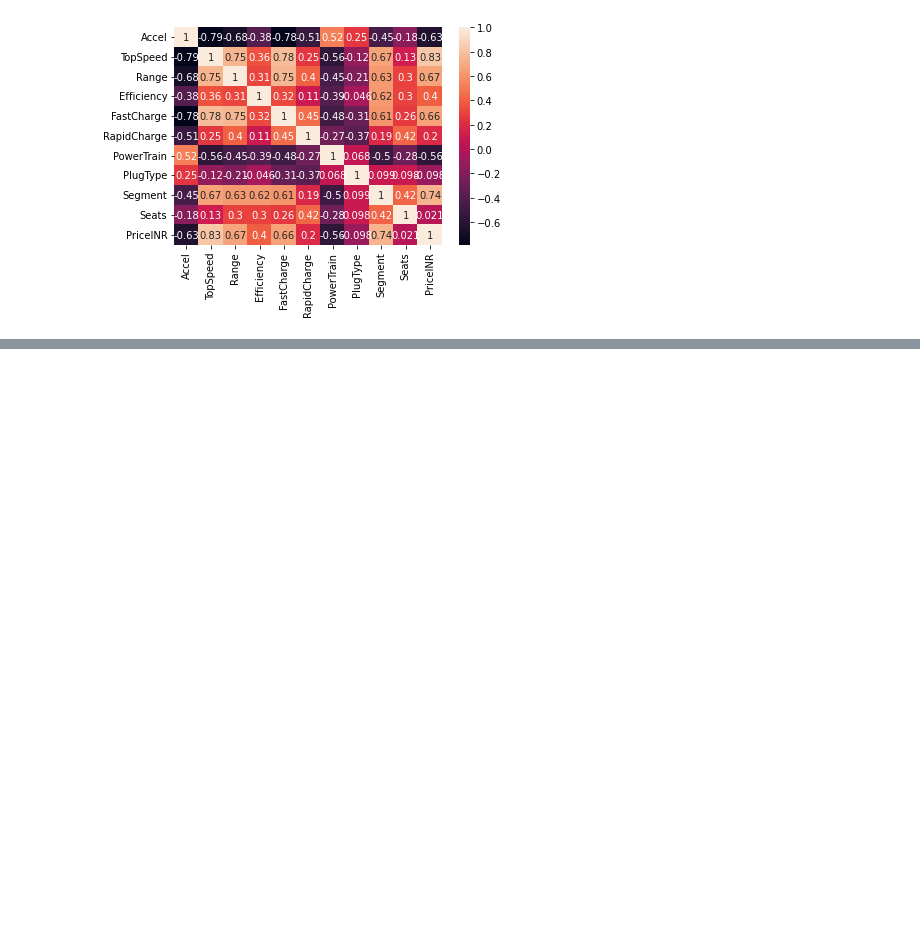
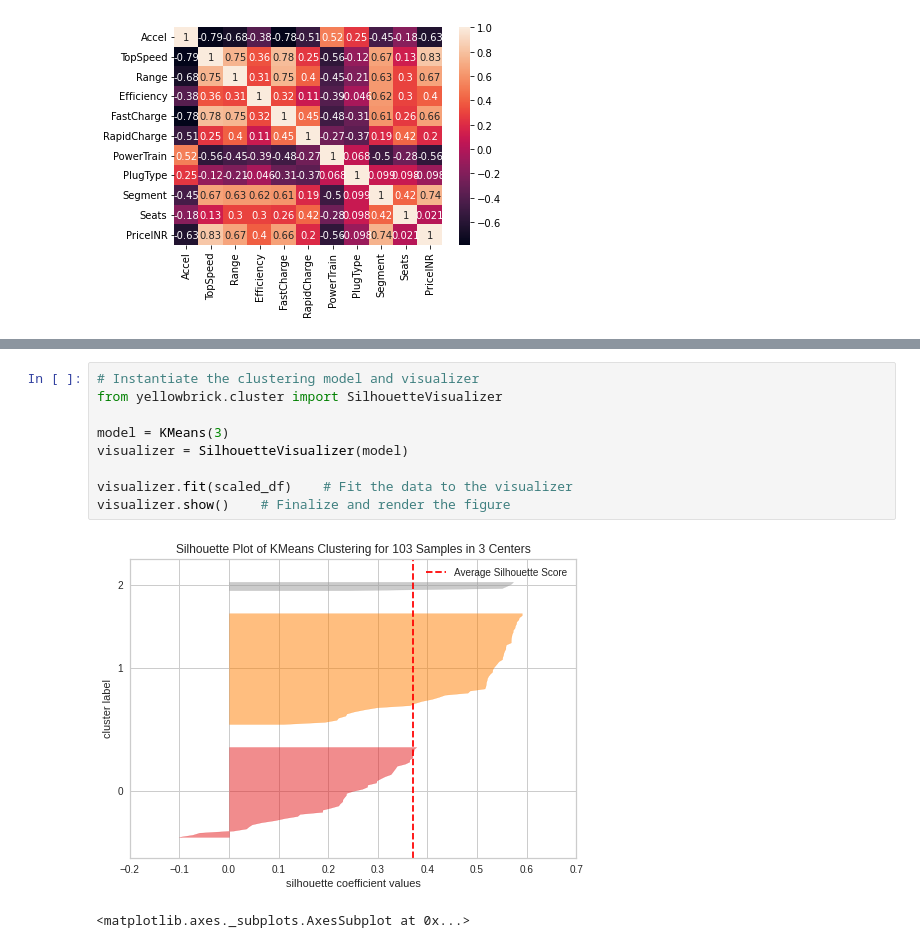
Before and after one commit to deepak03c/EV_Market_Segmentation, a Jupyter notebook: CLUSTERING_MODEL.ipynb, the cells around one changed output, grey strips where cells are left out. Saved outputs shown, nothing was run; the diff lists cells and outputs as text; blank space fills up the shorter version.

```diff
--- a/CLUSTERING_MODEL.ipynb
+++ b/CLUSTERING_MODEL.ipynb
@@ -477,0 +517,12 @@ NameError: ignored
+# %%
+# Instantiate the clustering model and visualizer
+from yellowbrick.cluster import SilhouetteVisualizer
+
+model = KMeans(3)
+visualizer = SilhouetteVisualizer(model)
+
+visualizer.fit(scaled_df)    # Fit the data to the visualizer
+visualizer.show()    # Finalize and render the figure
+# %% [output]
+[figure, added]
+<matplotlib.axes._subplots.AxesSubplot at 0x...>
```
Also changed, not shown: parts of 8 cells of this notebook.
